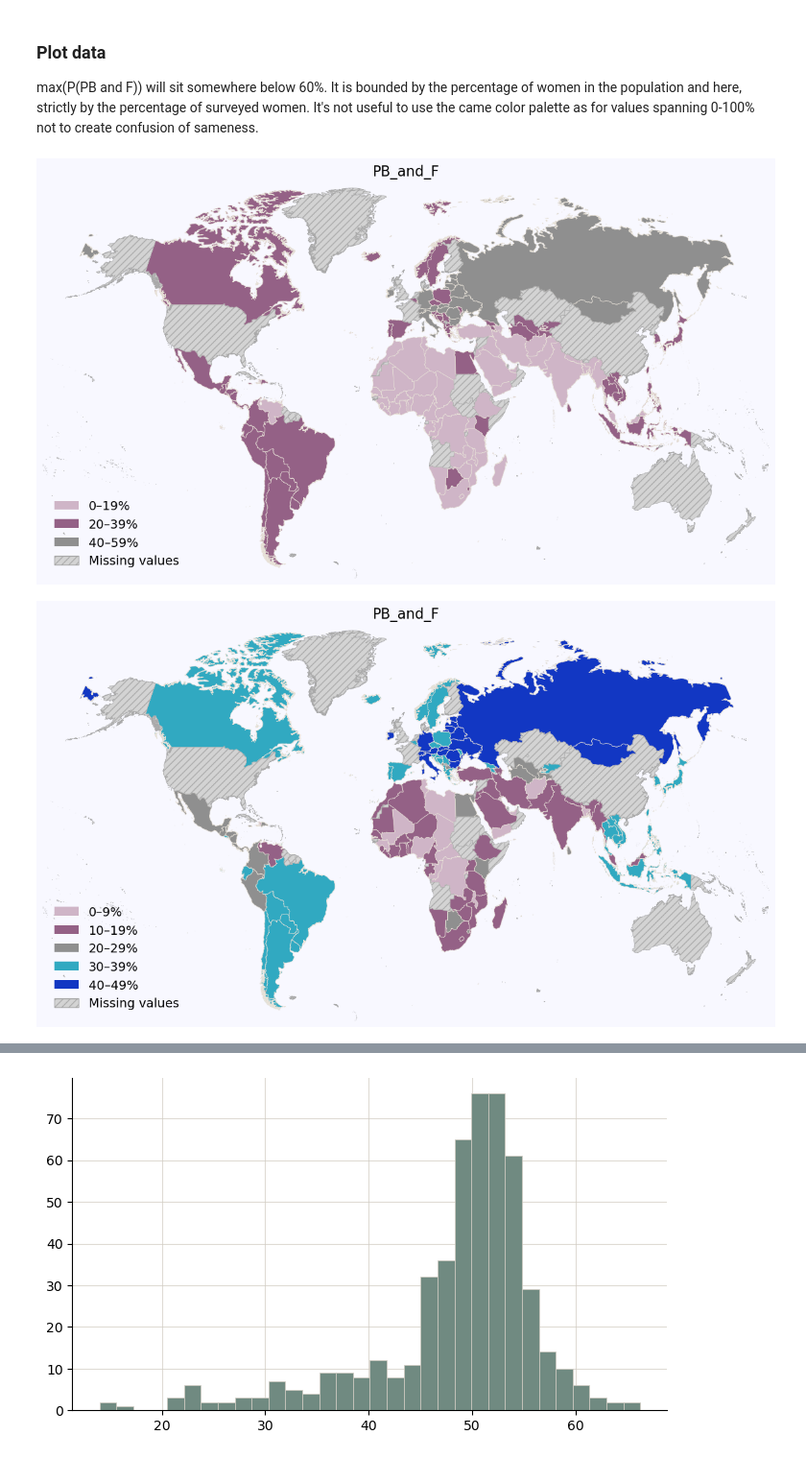
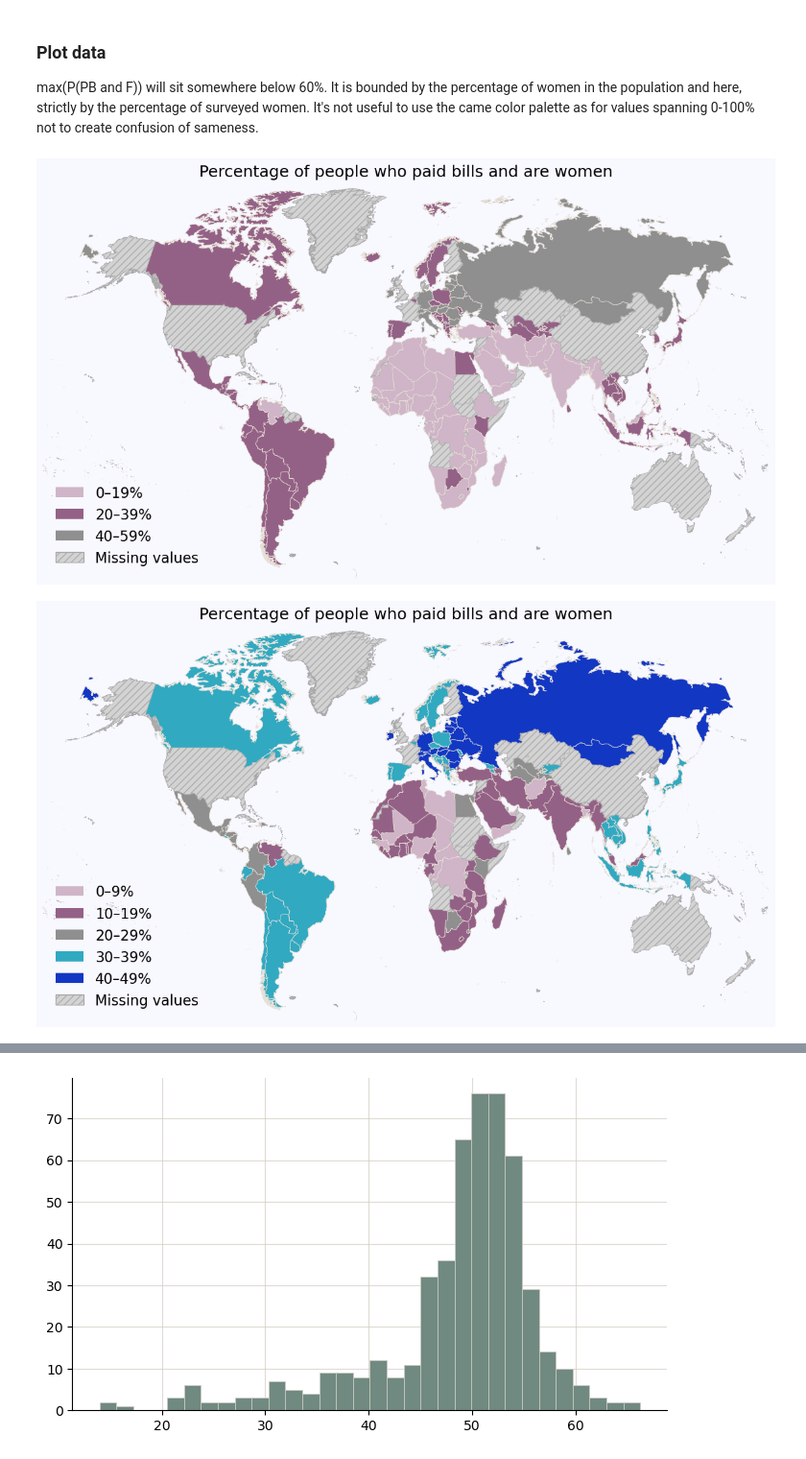
Before and after one commit to reebme/curated-data-sqlite, a Jupyter notebook: notebooks/03_findex_exploration_additional_info.ipynb, the cells around one changed output, grey strips where cells are left out. Shown at 96% size. Saved outputs shown, nothing was run; the diff lists cells and outputs as text; code cells hidden in the pictures.

```diff
--- a/notebooks/03_findex_exploration_additional_info.ipynb
+++ b/notebooks/03_findex_exploration_additional_info.ipynb
@@ -22,6 +22,7 @@ from src.palettes import peacock_map_palette
 countries_db_name = '../data/processed/countries.db'
 findex_db_name = '../data/raw/Findex.db'
 sql_folder = '../sql/'
+pic_folder = '../articles/additional_series/pic/'
 
 world_file = '../data/raw/geodata/ne_10m_admin_0_countries.zip'
 # %%
@@ -32,7 +33,8 @@ def plot_buckets_countries(no_buckets,
                            data,
                            value_col_name,
                            palette,
-                          title):
+                          title,
+                          save_file):
     '''
     series is assumed to have percentages,
     series values is for (observation_date, country)
@@ -50,7 +52,7 @@ def plot_buckets_countries(no_buckets,
     categories = np.sort(plot_data['clusters'].dropna().astype(int).unique())
 
     # prepare labels
-    labels = prepare_labels(edges, categories)
+    labels = utils.prepare_labels(edges, categories)
 
     waves = np.sort(plot_data['observation_date'].unique())
 
@@ -63,6 +65,7 @@ def plot_buckets_countries(no_buckets,
     utils.plot_cluster_map(plot_data['clusters_combined'],
         labels = labels,
         palette = plot_palette,
-        title = title
+        title = title,
+        save_file_name = save_file
     )
 # %%
@@ -783,10 +800,20 @@ P_and_F_palette = [
     '#1237c3'
 ]
 # %%
-plot_buckets_countries(5, fin30_mf_data[['country', 'observation_date', 'PB_and_F']], 'PB_and_F', P_and_F_palette, 'PB_and_F')
+plot_buckets_countries(5,
+                       fin30_mf_data[['country', 'observation_date', 'PB_and_F']],
+                       'PB_and_F',
+                       P_and_F_palette,
+                       'Percentage of people who paid bills and are women',
+                      pic_folder + 'PB_and_F_5_buckets.png')
 # %% [output]
-[figure, old version]
+[figure, new version]
 # %%
-plot_buckets_countries(10, fin30_mf_data[['country', 'observation_date', 'PB_and_F']], 'PB_and_F', P_and_F_palette, 'PB_and_F')
+plot_buckets_countries(10,
+                       fin30_mf_data[['country', 'observation_date', 'PB_and_F']],
+                       'PB_and_F',
+                       P_and_F_palette,
+                       'Percentage of people who paid bills and are women',
+                        pic_folder + 'PB_and_F_10_buckets.png')
 # %% [output]
-[figure, old version]
+[figure, new version]
```
Also changed, not shown: parts of 7 cells of this notebook, 1 other file.
